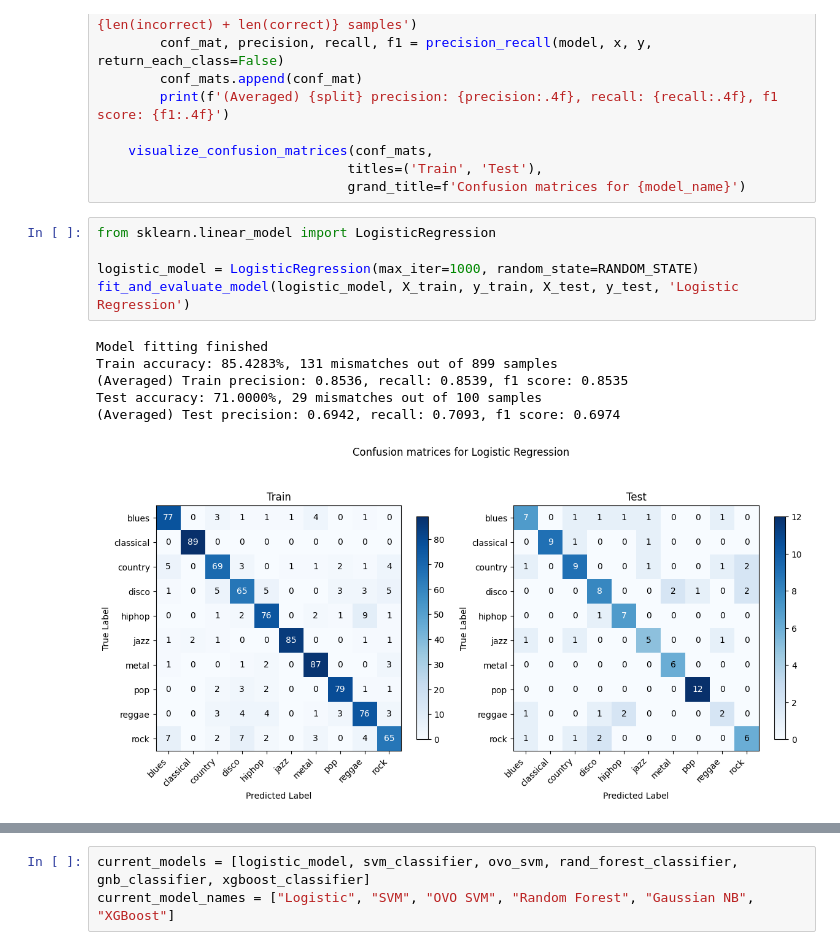
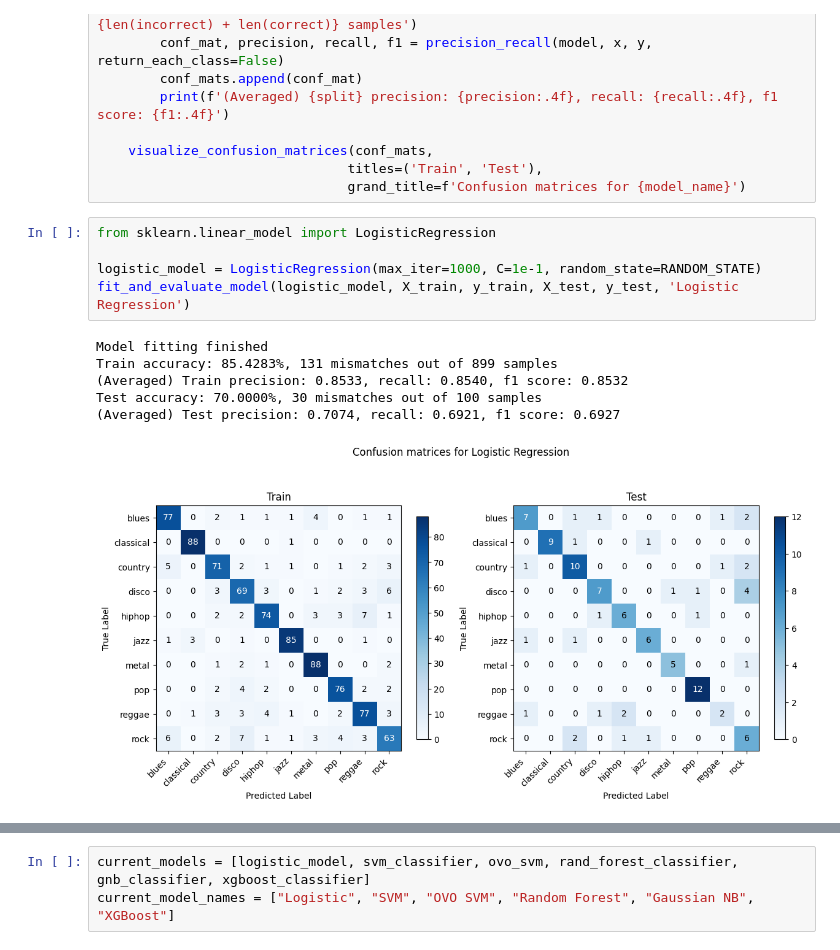
Before and after one commit to qzheng75/CS4641-Project, a Jupyter notebook: code/notebooks/tabular_ml_modeling.ipynb, the cells around one changed output, grey strips where cells are left out. Cells and saved outputs as stored; diff of their text form.

```diff
--- a/code/notebooks/tabular_ml_modeling.ipynb
+++ b/code/notebooks/tabular_ml_modeling.ipynb
@@ -56,15 +55,15 @@ def fit_and_evaluate_model(model, X_train, y_train, X_test, y_test, model_name='
 # %%
 from sklearn.linear_model import LogisticRegression
 
-logistic_model = LogisticRegression(max_iter=1000, random_state=RANDOM_STATE)
+logistic_model = LogisticRegression(max_iter=1000, C=1e-1, random_state=RANDOM_STATE)
 fit_and_evaluate_model(logistic_model, X_train, y_train, X_test, y_test, 'Logistic Regression')
 # %% [output]
 Model fitting finished
 Train accuracy: 85.4283%, 131 mismatches out of 899 samples
-(Averaged) Train precision: 0.8536, recall: 0.8539, f1 score: 0.8535
-Test accuracy: 71.0000%, 29 mismatches out of 100 samples
-(Averaged) Test precision: 0.6942, recall: 0.7093, f1 score: 0.6974
+(Averaged) Train precision: 0.8533, recall: 0.8540, f1 score: 0.8532
+Test accuracy: 70.0000%, 30 mismatches out of 100 samples
+(Averaged) Test precision: 0.7074, recall: 0.6921, f1 score: 0.6927
-[figure, old version]
+[figure, new version]
 # %%
 from sklearn.svm import SVC
 
```
Also changed, not shown: parts of 21 cells of this notebook, 7 other files.
